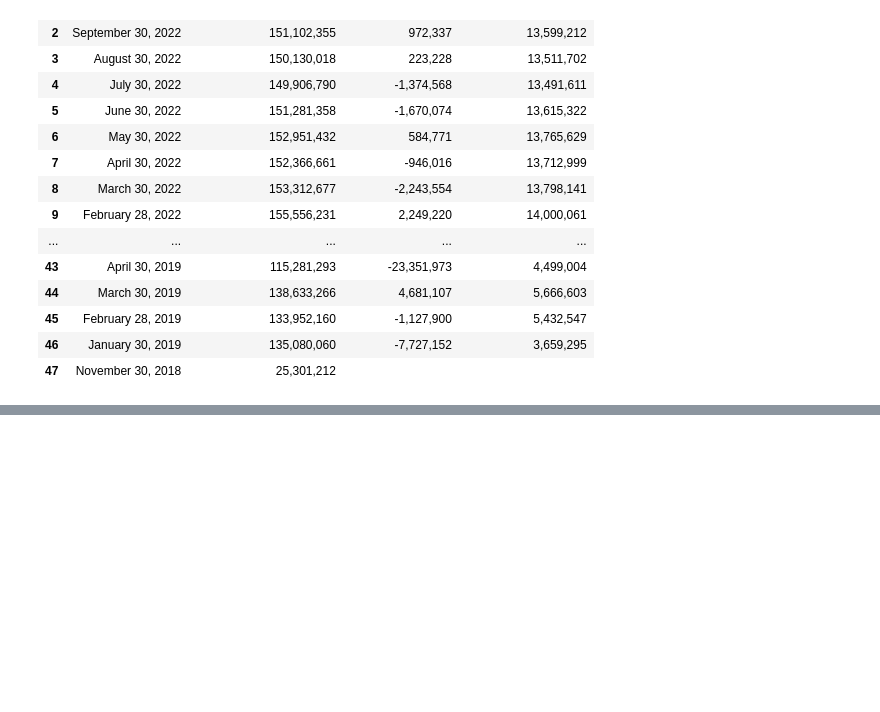
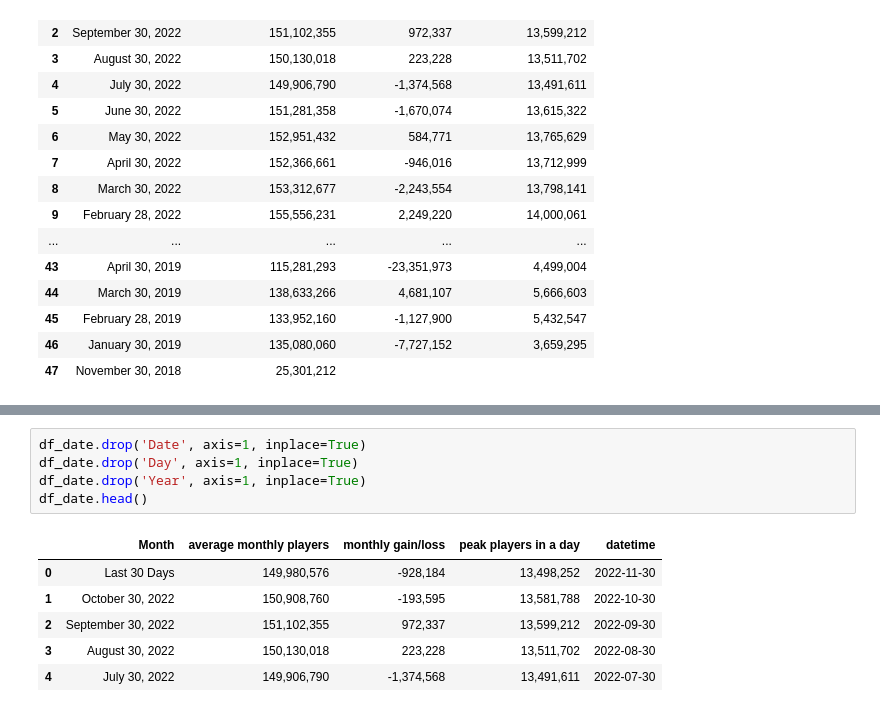
Before and after one commit to kiubb02/BigData_LoL, a Jupyter notebook: main.ipynb, the cells around one changed output, grey strips where cells are left out. Drawn from its saved outputs; the diff is of its cells as text; blank space fills up the shorter version.

```diff
--- a/main.ipynb
+++ b/main.ipynb
@@ -380,0 +385,12 @@ October 30, 2022 %Y-%m-%d %H:%M:%S
+# %%
+df_date.drop('Date', axis=1, inplace=True)
+df_date.drop('Day', axis=1, inplace=True)
+df_date.drop('Year', axis=1, inplace=True)
+df_date.head()
+# %% [output]
+|  | Month | average monthly players | monthly gain/loss | peak players in a day | datetime |
+| 0 | Last 30 Days | 149,980,576 | -928,184 | 13,498,252 | 2022-11-30 |
+| 1 | October 30, 2022 | 150,908,760 | -193,595 | 13,581,788 | 2022-10-30 |
+| 2 | September 30, 2022 | 151,102,355 | 972,337 | 13,599,212 | 2022-09-30 |
+| 3 | August 30, 2022 | 150,130,018 | 223,228 | 13,511,702 | 2022-08-30 |
+| 4 | July 30, 2022 | 149,906,790 | -1,374,568 | 13,491,611 | 2022-07-30 |
```
Also changed, not shown: parts of 6 cells of this notebook.
